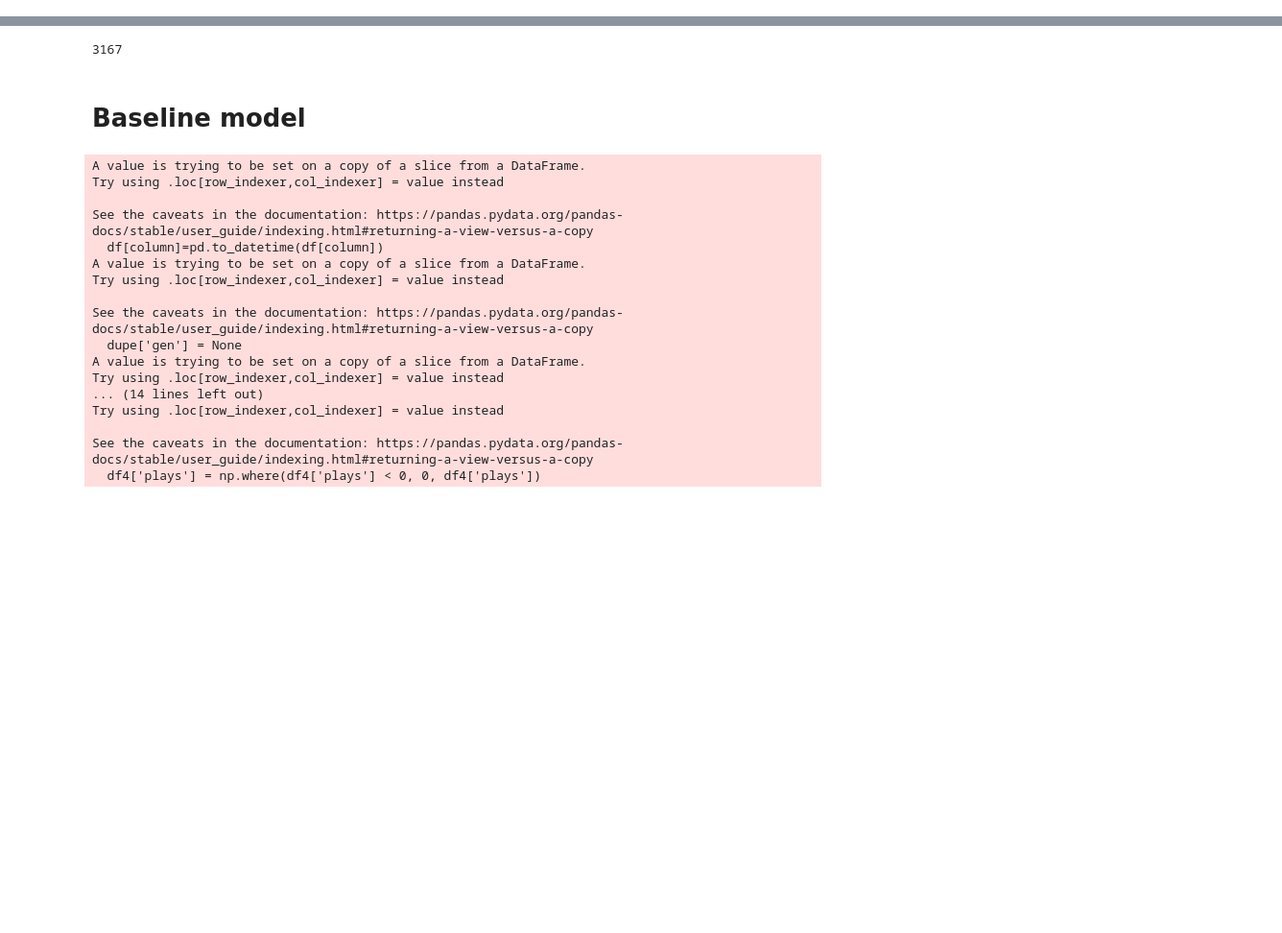
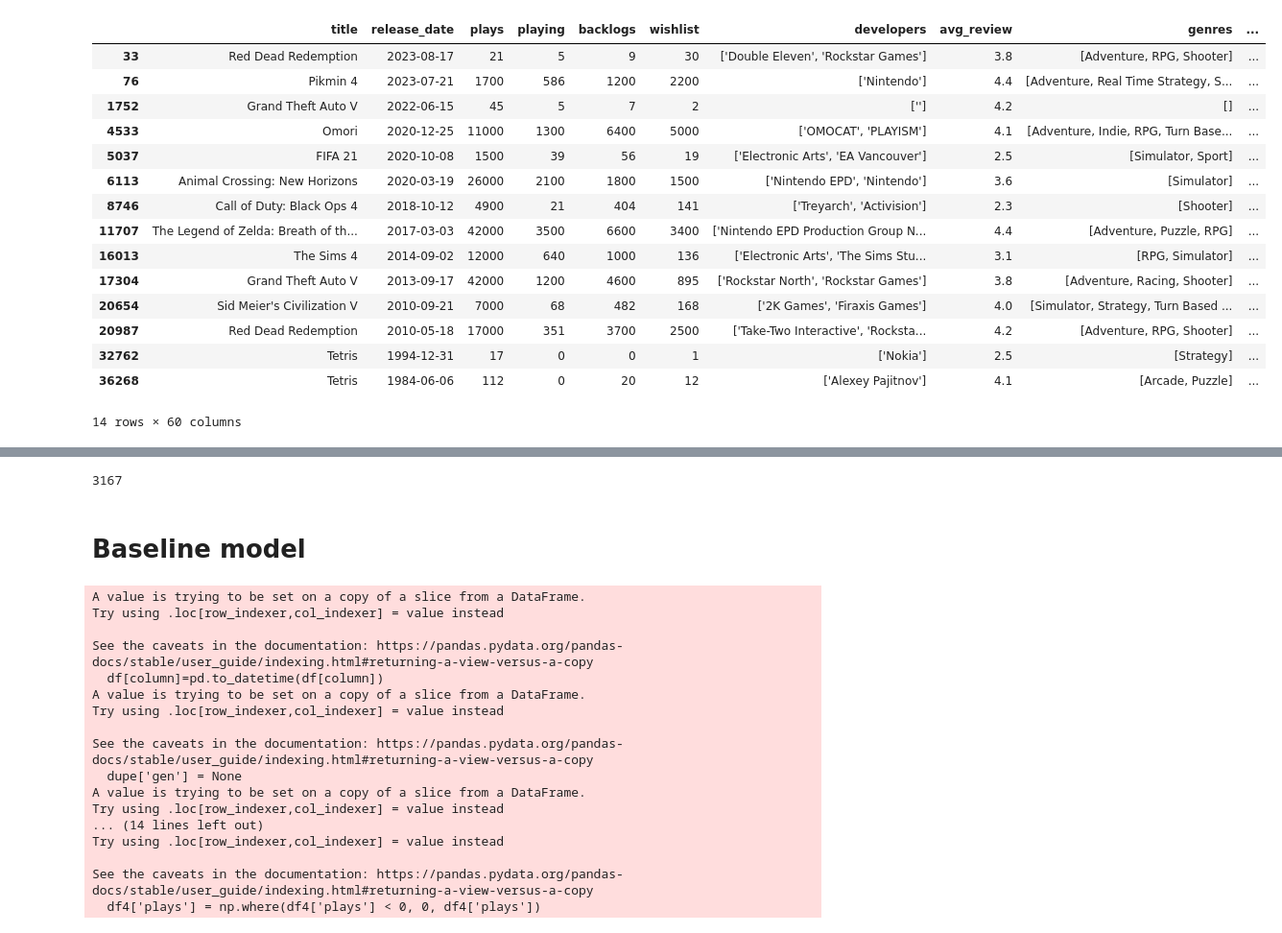
Before and after one commit to Ant-mel/legendary_game_recs, a Jupyter notebook: notebooks/ant_api_merging.ipynb, the cells around one changed output, grey strips where cells are left out. Shown at 96% size. Cells and saved outputs as stored; diff of their text form; code cells hidden in the pictures; blank space fills up the shorter version.

```diff
--- a/notebooks/ant_api_merging.ipynb
+++ b/notebooks/ant_api_merging.ipynb
@@ -15,0 +76,8 @@ from sklearn.neighbors import KNeighborsRegressor
+# %%
+merged['player_perspectives'] = merged['player_perspectives'].apply(get_names_from_dict)
+# %%
+merged['player_perspectives'].fillna('', inplace=True)
+# %%
+enco, mlb = categorical_encoder(merged['player_perspectives'])
+# %%
+final = merged.merge(enco, left_index=True, right_index=True)
@@ -15,0 +135,29 @@ from sklearn.neighbors import KNeighborsRegressor
+# %%
+final[(final['title'] == 'Call of Duty: Black Ops 4')
+               | (final['title'] == 'The Legend of Zelda: Breath of the Wild')
+              | (final['title'] == 'Omori')
+              | (final['title'] == 'FIFA 21')
+              | (final['title'] == 'Tetris')
+              | (final['title'] == 'Sid Meier\'s Civilization V')
+              | (final['title'] == 'Red Dead Redemption')
+              | (final['title'] == 'Grand Theft Auto V')
+                 | (final['title'] == 'Pikmin 4')
+              | (final['title'] == 'The Sims 4')
+              | (final['title'] == 'Animal Crossing: New Horizons')]
+# %% [output]
+|  | title | release_date | plays | playing | backlogs | wishlist | developers | avg_review | genres | ... |
+| 33 | Red Dead Redemption | 2023-08-17 | 21 | 5 | 9 | 30 | ['Double Eleven', 'Rockstar Games'] | 3.8 | [Adventure, RPG, Shooter] | ... |
+| 76 | Pikmin 4 | 2023-07-21 | 1700 | 586 | 1200 | 2200 | ['Nintendo'] | 4.4 | [Adventure, Real Time Strategy, S... | ... |
+| 1752 | Grand Theft Auto V | 2022-06-15 | 45 | 5 | 7 | 2 | [''] | 4.2 | [] | ... |
+| 4533 | Omori | 2020-12-25 | 11000 | 1300 | 6400 | 5000 | ['OMOCAT', 'PLAYISM'] | 4.1 | [Adventure, Indie, RPG, Turn Base... | ... |
+| 5037 | FIFA 21 | 2020-10-08 | 1500 | 39 | 56 | 19 | ['Electronic Arts', 'EA Vancouver'] | 2.5 | [Simulator, Sport] | ... |
+| 6113 | Animal Crossing: New Horizons | 2020-03-19 | 26000 | 2100 | 1800 | 1500 | ['Nintendo EPD', 'Nintendo'] | 3.6 | [Simulator] | ... |
+| 8746 | Call of Duty: Black Ops 4 | 2018-10-12 | 4900 | 21 | 404 | 141 | ['Treyarch', 'Activision'] | 2.3 | [Shooter] | ... |
+| 11707 | The Legend of Zelda: Breath of th... | 2017-03-03 | 42000 | 3500 | 6600 | 3400 | ['Nintendo EPD Production Group N... | 4.4 | [Adventure, Puzzle, RPG] | ... |
+| 16013 | The Sims 4 | 2014-09-02 | 12000 | 640 | 1000 | 136 | ['Electronic Arts', 'The Sims Stu... | 3.1 | [RPG, Simulator] | ... |
+| 17304 | Grand Theft Auto V | 2013-09-17 | 42000 | 1200 | 4600 | 895 | ['Rockstar North', 'Rockstar Games'] | 3.8 | [Adventure, Racing, Shooter] | ... |
+| 20654 | Sid Meier's Civilization V | 2010-09-21 | 7000 | 68 | 482 | 168 | ['2K Games', 'Firaxis Games'] | 4.0 | [Simulator, Strategy, Turn Based ... | ... |
+| 20987 | Red Dead Redemption | 2010-05-18 | 17000 | 351 | 3700 | 2500 | ['Take-Two Interactive', 'Rocksta... | 4.2 | [Adventure, RPG, Shooter] | ... |
+| 32762 | Tetris | 1994-12-31 | 17 | 0 | 0 | 1 | ['Nokia'] | 2.5 | [Strategy] | ... |
+| 36268 | Tetris | 1984-06-06 | 112 | 0 | 20 | 12 | ['Alexey Pajitnov'] | 4.1 | [Arcade, Puzzle] | ... |
+14 rows × 60 columns
```
Also changed, not shown: parts of 20 cells of this notebook.
